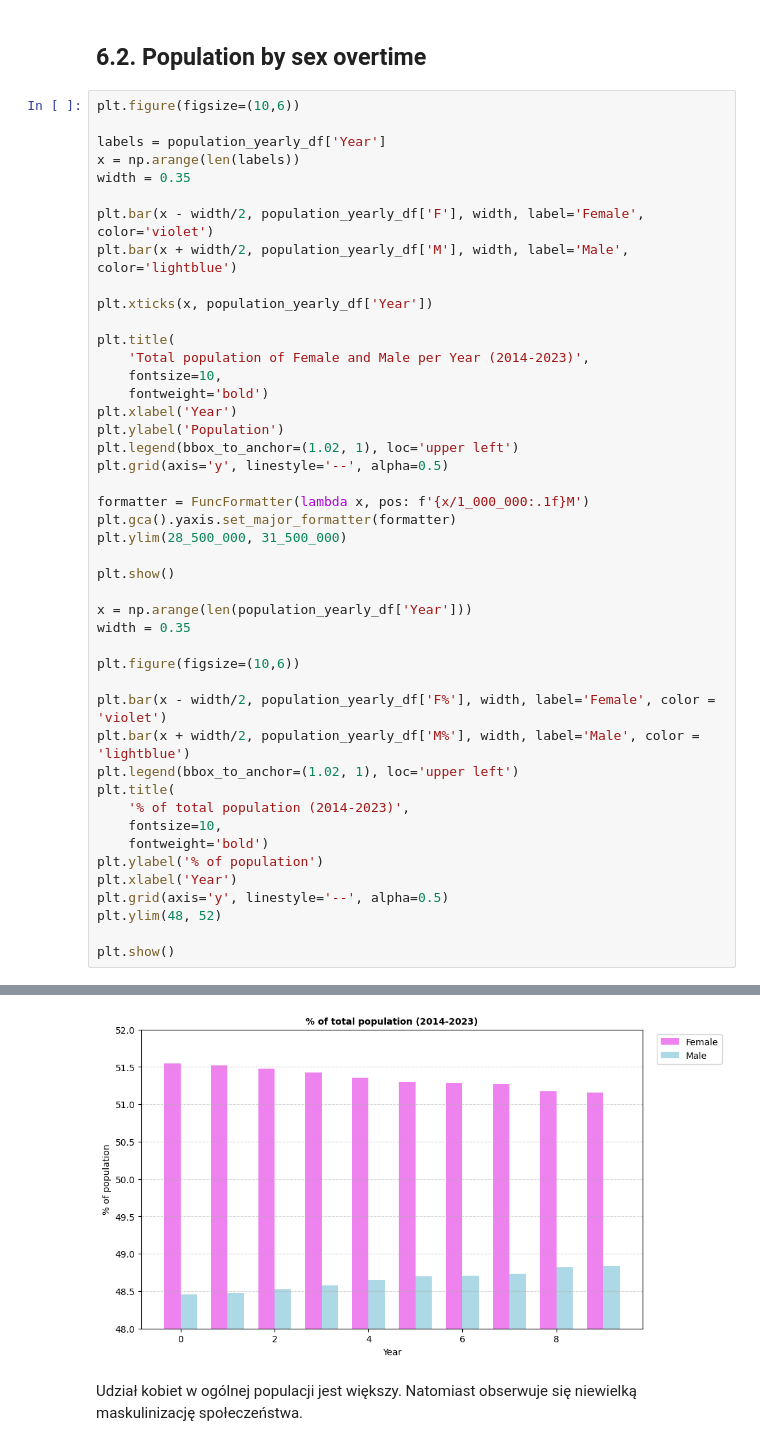
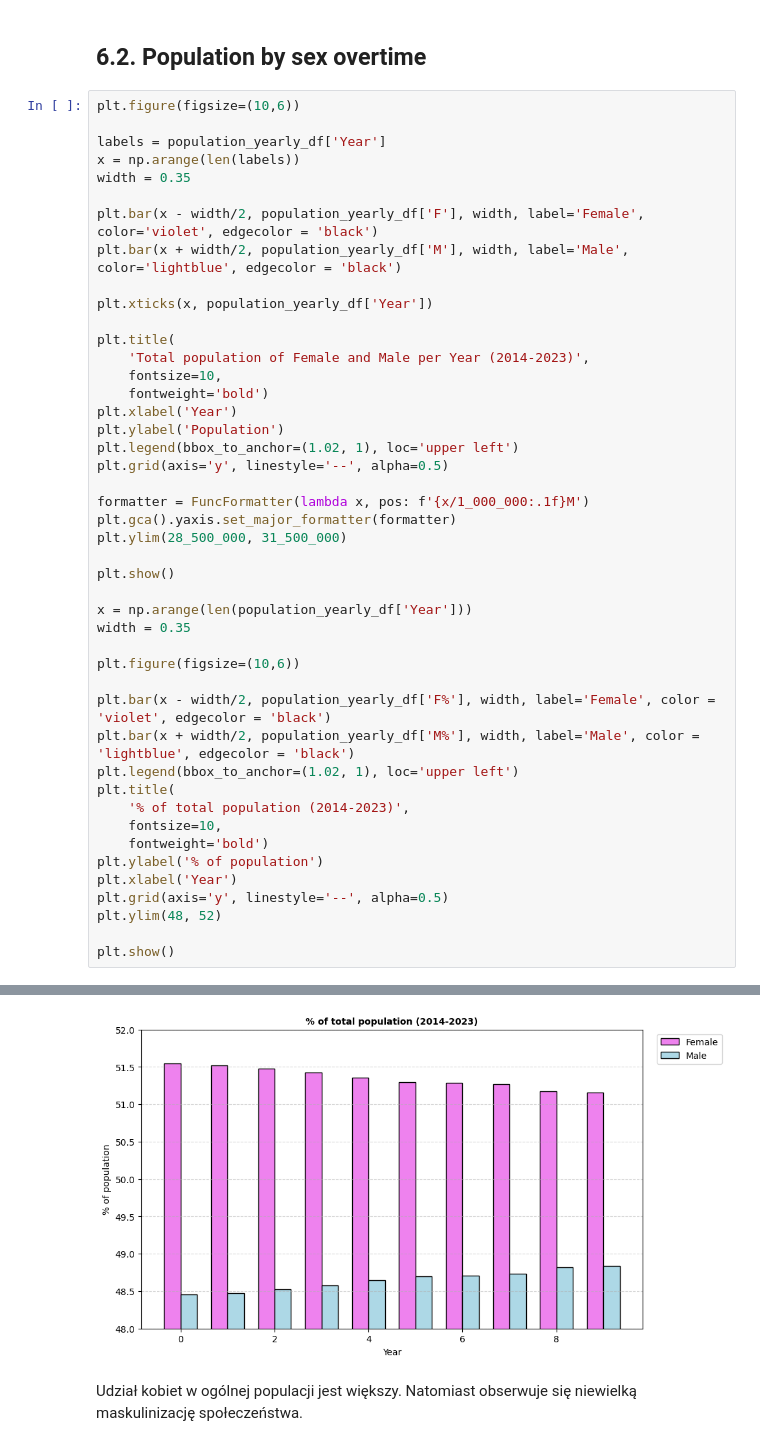
Before and after one commit to kszlosarczyk/Italian-Population-Analysis, a Jupyter notebook: main.ipynb, the cells around one changed output, grey strips where cells are left out. Drawn from its saved outputs; the diff is of its cells as text.

```diff
--- a/main.ipynb
+++ b/main.ipynb
@@ -185,8 +185,8 @@ labels = population_yearly_df['Year']
 x = np.arange(len(labels))
 width = 0.35
 
-plt.bar(x - width/2, population_yearly_df['F'], width, label='Female', color='violet')
-plt.bar(x + width/2, population_yearly_df['M'], width, label='Male', color='lightblue')
+plt.bar(x - width/2, population_yearly_df['F'], width, label='Female', color='violet', edgecolor = 'black')
+plt.bar(x + width/2, population_yearly_df['M'], width, label='Male', color='lightblue', edgecolor = 'black')
 
 plt.xticks(x, population_yearly_df['Year'])
 
@@ -210,8 +210,8 @@ width = 0.35
 
 plt.figure(figsize=(10,6))
 
-plt.bar(x - width/2, population_yearly_df['F%'], width, label='Female', color = 'violet')
-plt.bar(x + width/2, population_yearly_df['M%'], width, label='Male', color = 'lightblue')
+plt.bar(x - width/2, population_yearly_df['F%'], width, label='Female', color = 'violet', edgecolor = 'black')
+plt.bar(x + width/2, population_yearly_df['M%'], width, label='Male', color = 'lightblue', edgecolor = 'black')
 plt.legend(bbox_to_anchor=(1.02, 1), loc='upper left')
 plt.title(
     '% of total population (2014-2023)',
@@ -228,4 +228,4 @@ plt.show()
-[figure, old version]
+[figure, new version]
 # %% [markdown]
 Udział kobiet w ogólnej populacji jest większy.
 Natomiast obserwuje się niewielką maskulinizację społeczeństwa.
```
Also changed, not shown: parts of 4 cells of this notebook, 1 other file.
